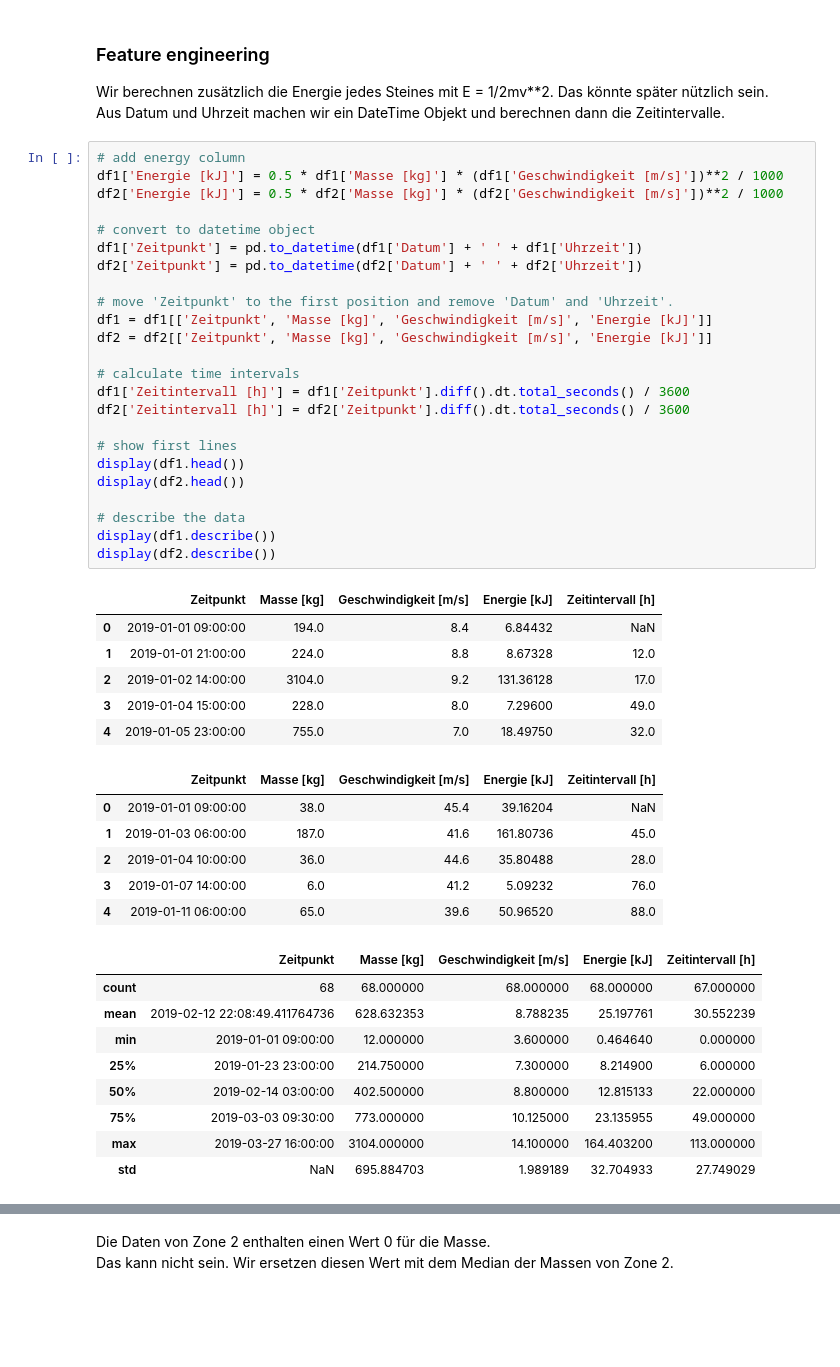
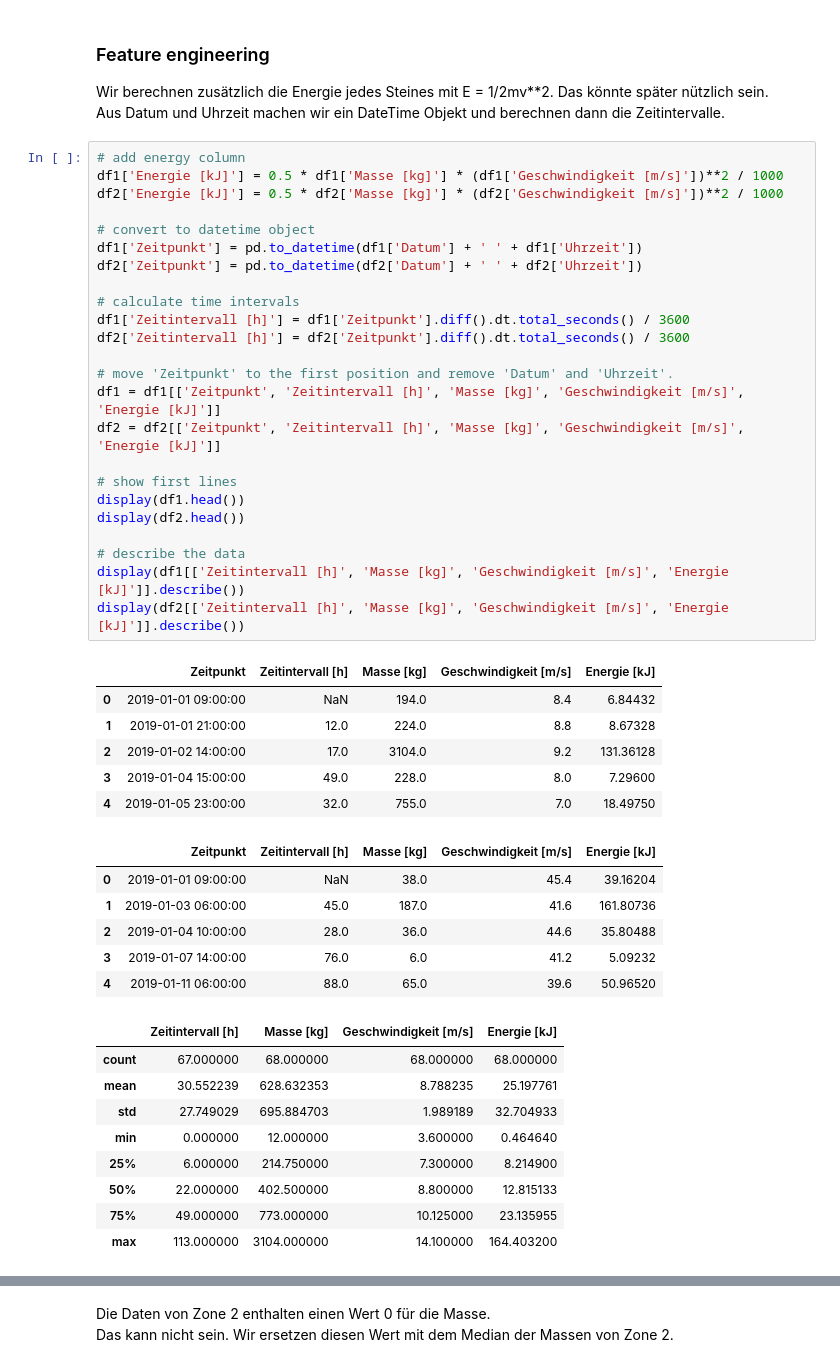
Before and after one commit to Steff72/cwm1, a Jupyter notebook: notebook/cwm1.ipynb, the cells around one changed output, grey strips where cells are left out. Drawn from its saved outputs; the diff is of its cells as text; blank space fills up the shorter version.

Commit message:
Zeitintervall moved

```diff
--- a/notebook/cwm1.ipynb
+++ b/notebook/cwm1.ipynb
@@ -93,46 +93,46 @@ Aus Datum und Uhrzeit machen wir ein DateTime Objekt und berechnen dann die Zeit
 # %%
 # add energy column
 df1['Energie [kJ]'] = 0.5 * df1['Masse [kg]'] * (df1['Geschwindigkeit [m/s]'])**2 / 1000
 df2['Energie [kJ]'] = 0.5 * df2['Masse [kg]'] * (df2['Geschwindigkeit [m/s]'])**2 / 1000
 
 # convert to datetime object
 df1['Zeitpunkt'] = pd.to_datetime(df1['Datum'] + ' ' + df1['Uhrzeit'])
 df2['Zeitpunkt'] = pd.to_datetime(df2['Datum'] + ' ' + df2['Uhrzeit'])
 
-# move 'Zeitpunkt' to the first position and remove 'Datum' and 'Uhrzeit'.
-df1 = df1[['Zeitpunkt', 'Masse [kg]', 'Geschwindigkeit [m/s]', 'Energie [kJ]']]
-df2 = df2[['Zeitpunkt', 'Masse [kg]', 'Geschwindigkeit [m/s]', 'Energie [kJ]']]
-
 # calculate time intervals
 df1['Zeitintervall [h]'] = df1['Zeitpunkt'].diff().dt.total_seconds() / 3600
 df2['Zeitintervall [h]'] = df2['Zeitpunkt'].diff().dt.total_seconds() / 3600
+
+# move 'Zeitpunkt' to the first position and remove 'Datum' and 'Uhrzeit'.
+df1 = df1[['Zeitpunkt', 'Zeitintervall [h]', 'Masse [kg]', 'Geschwindigkeit [m/s]', 'Energie [kJ]']]
+df2 = df2[['Zeitpunkt', 'Zeitintervall [h]', 'Masse [kg]', 'Geschwindigkeit [m/s]', 'Energie [kJ]']]
 
 # show first lines
 display(df1.head())
 display(df2.head())
 
 # describe the data
-display(df1.describe())
-display(df2.describe())
+display(df1[['Zeitintervall [h]', 'Masse [kg]', 'Geschwindigkeit [m/s]', 'Energie [kJ]']].describe())
+display(df2[['Zeitintervall [h]', 'Masse [kg]', 'Geschwindigkeit [m/s]', 'Energie [kJ]']].describe())
 # %% [output]
-|  | Zeitpunkt | Masse [kg] | Geschwindigkeit [m/s] | Energie [kJ] | Zeitintervall [h] |
-| 0 | 2019-01-01 09:00:00 | 194.0 | 8.4 | 6.84432 | NaN |
-| 1 | 2019-01-01 21:00:00 | 224.0 | 8.8 | 8.67328 | 12.0 |
-| 2 | 2019-01-02 14:00:00 | 3104.0 | 9.2 | 131.36128 | 17.0 |
-| 3 | 2019-01-04 15:00:00 | 228.0 | 8.0 | 7.29600 | 49.0 |
-| 4 | 2019-01-05 23:00:00 | 755.0 | 7.0 | 18.49750 | 32.0 |
+|  | Zeitpunkt | Zeitintervall [h] | Masse [kg] | Geschwindigkeit [m/s] | Energie [kJ] |
+| 0 | 2019-01-01 09:00:00 | NaN | 194.0 | 8.4 | 6.84432 |
+| 1 | 2019-01-01 21:00:00 | 12.0 | 224.0 | 8.8 | 8.67328 |
+| 2 | 2019-01-02 14:00:00 | 17.0 | 3104.0 | 9.2 | 131.36128 |
+| 3 | 2019-01-04 15:00:00 | 49.0 | 228.0 | 8.0 | 7.29600 |
+| 4 | 2019-01-05 23:00:00 | 32.0 | 755.0 | 7.0 | 18.49750 |
-|  | Zeitpunkt | Masse [kg] | Geschwindigkeit [m/s] | Energie [kJ] | Zeitintervall [h] |
-| 0 | 2019-01-01 09:00:00 | 38.0 | 45.4 | 39.16204 | NaN |
-| 1 | 2019-01-03 06:00:00 | 187.0 | 41.6 | 161.80736 | 45.0 |
-| 2 | 2019-01-04 10:00:00 | 36.0 | 44.6 | 35.80488 | 28.0 |
-| 3 | 2019-01-07 14:00:00 | 6.0 | 41.2 | 5.09232 | 76.0 |
-| 4 | 2019-01-11 06:00:00 | 65.0 | 39.6 | 50.96520 | 88.0 |
+|  | Zeitpunkt | Zeitintervall [h] | Masse [kg] | Geschwindigkeit [m/s] | Energie [kJ] |
+| 0 | 2019-01-01 09:00:00 | NaN | 38.0 | 45.4 | 39.16204 |
+| 1 | 2019-01-03 06:00:00 | 45.0 | 187.0 | 41.6 | 161.80736 |
+| 2 | 2019-01-04 10:00:00 | 28.0 | 36.0 | 44.6 | 35.80488 |
+| 3 | 2019-01-07 14:00:00 | 76.0 | 6.0 | 41.2 | 5.09232 |
+| 4 | 2019-01-11 06:00:00 | 88.0 | 65.0 | 39.6 | 50.96520 |
-|  | Zeitpunkt | Masse [kg] | Geschwindigkeit [m/s] | Energie [kJ] | Zeitintervall [h] |
-| count | 68 | 68.000000 | 68.000000 | 68.000000 | 67.000000 |
-| mean | 2019-02-12 22:08:49.411764736 | 628.632353 | 8.788235 | 25.197761 | 30.552239 |
-| min | 2019-01-01 09:00:00 | 12.000000 | 3.600000 | 0.464640 | 0.000000 |
-| 25% | 2019-01-23 23:00:00 | 214.750000 | 7.300000 | 8.214900 | 6.000000 |
-| 50% | 2019-02-14 03:00:00 | 402.500000 | 8.800000 | 12.815133 | 22.000000 |
-| 75% | 2019-03-03 09:30:00 | 773.000000 | 10.125000 | 23.135955 | 49.000000 |
-| max | 2019-03-27 16:00:00 | 3104.000000 | 14.100000 | 164.403200 | 113.000000 |
-| std | NaN | 695.884703 | 1.989189 | 32.704933 | 27.749029 |
+|  | Zeitintervall [h] | Masse [kg] | Geschwindigkeit [m/s] | Energie [kJ] |
+| count | 67.000000 | 68.000000 | 68.000000 | 68.000000 |
+| mean | 30.552239 | 628.632353 | 8.788235 | 25.197761 |
+| std | 27.749029 | 695.884703 | 1.989189 | 32.704933 |
+| min | 0.000000 | 12.000000 | 3.600000 | 0.464640 |
+| 25% | 6.000000 | 214.750000 | 7.300000 | 8.214900 |
+| 50% | 22.000000 | 402.500000 | 8.800000 | 12.815133 |
+| 75% | 49.000000 | 773.000000 | 10.125000 | 23.135955 |
+| max | 113.000000 | 3104.000000 | 14.100000 | 164.403200 |
```
Also changed, not shown: parts of 4 cells of this notebook.
